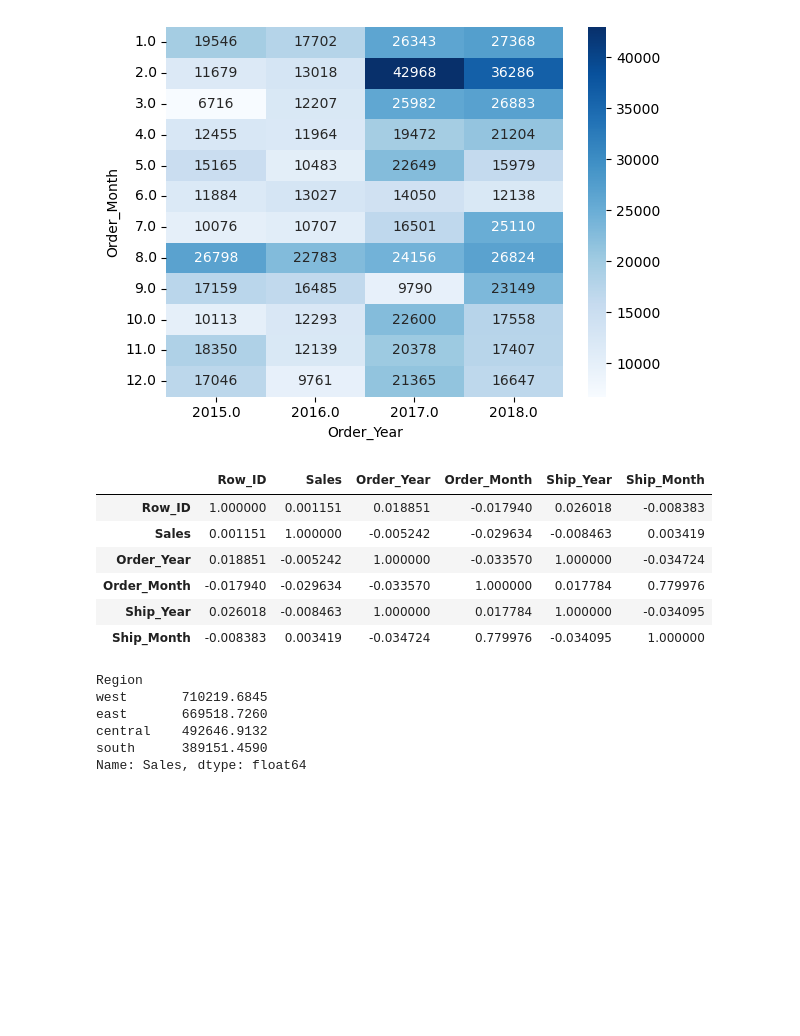
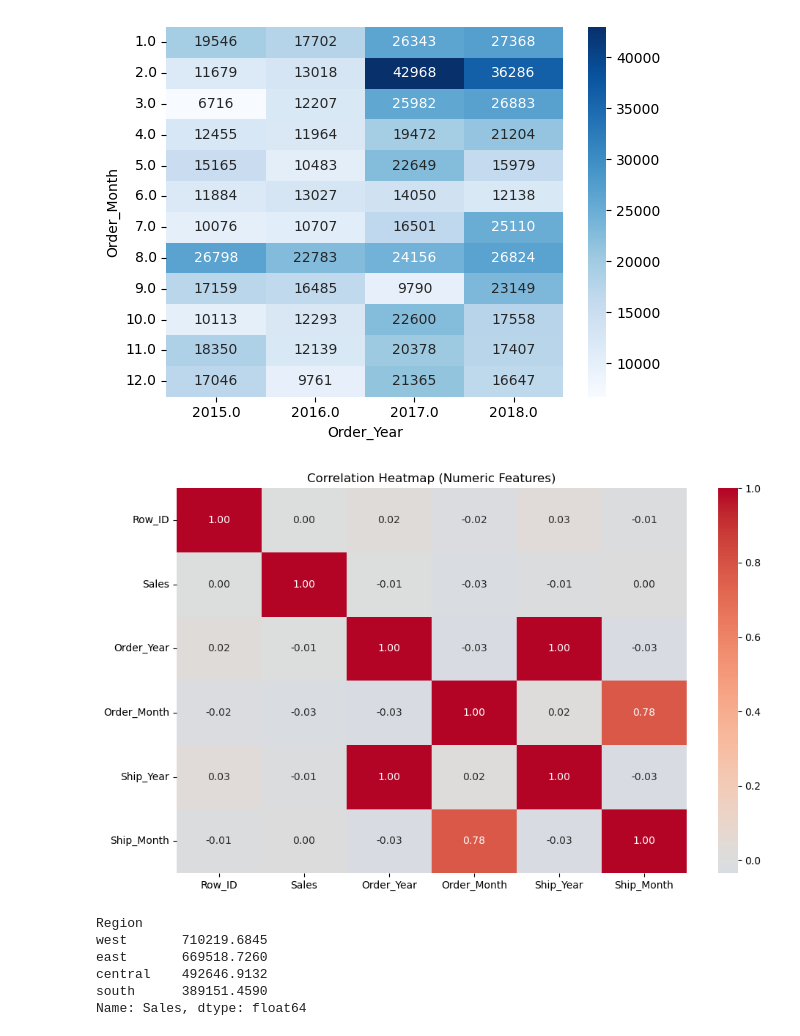
Before and after one commit to Ayush080-bct/Superstore-data-pipeline, a Jupyter notebook: notebook/EDA.ipynb, the cells around one changed output. Drawn from its saved outputs; the diff is of its cells as text; code cells hidden in the pictures; blank space fills up the shorter version.

```diff
--- a/notebook/EDA.ipynb
+++ b/notebook/EDA.ipynb
@@ -628,15 +640,20 @@ plt.show()
 # %% [output]
 [figure]
 # %%
-transformed_df.corr(numeric_only=True)
+# Correlation matrix (numeric columns only)
+corr_matrix = transformed_df.corr(numeric_only=True)
+
+# Show table view
+corr_matrix
+
+# Heatmap view
+plt.figure(figsize=(10, 6))
+sns.heatmap(corr_matrix, annot=True, fmt='.2f', cmap='coolwarm', center=0)
+plt.title('Correlation Heatmap (Numeric Features)')
+plt.tight_layout()
+plt.show()
 # %% [output]
-|  | Row_ID | Sales | Order_Year | Order_Month | Ship_Year | Ship_Month |
-| Row_ID | 1.000000 | 0.001151 | 0.018851 | -0.017940 | 0.026018 | -0.008383 |
-| Sales | 0.001151 | 1.000000 | -0.005242 | -0.029634 | -0.008463 | 0.003419 |
-| Order_Year | 0.018851 | -0.005242 | 1.000000 | -0.033570 | 1.000000 | -0.034724 |
-| Order_Month | -0.017940 | -0.029634 | -0.033570 | 1.000000 | 0.017784 | 0.779976 |
-| Ship_Year | 0.026018 | -0.008463 | 1.000000 | 0.017784 | 1.000000 | -0.034095 |
-| Ship_Month | -0.008383 | 0.003419 | -0.034724 | 0.779976 | -0.034095 | 1.000000 |
+[figure, added]
 # %%
 sales_by_region=(transformed_df.groupby('Region')['Sales'].sum().sort_values(ascending=False))
 sales_by_region
```
Also changed, not shown: parts of 7 cells of this notebook, 2 other files.
